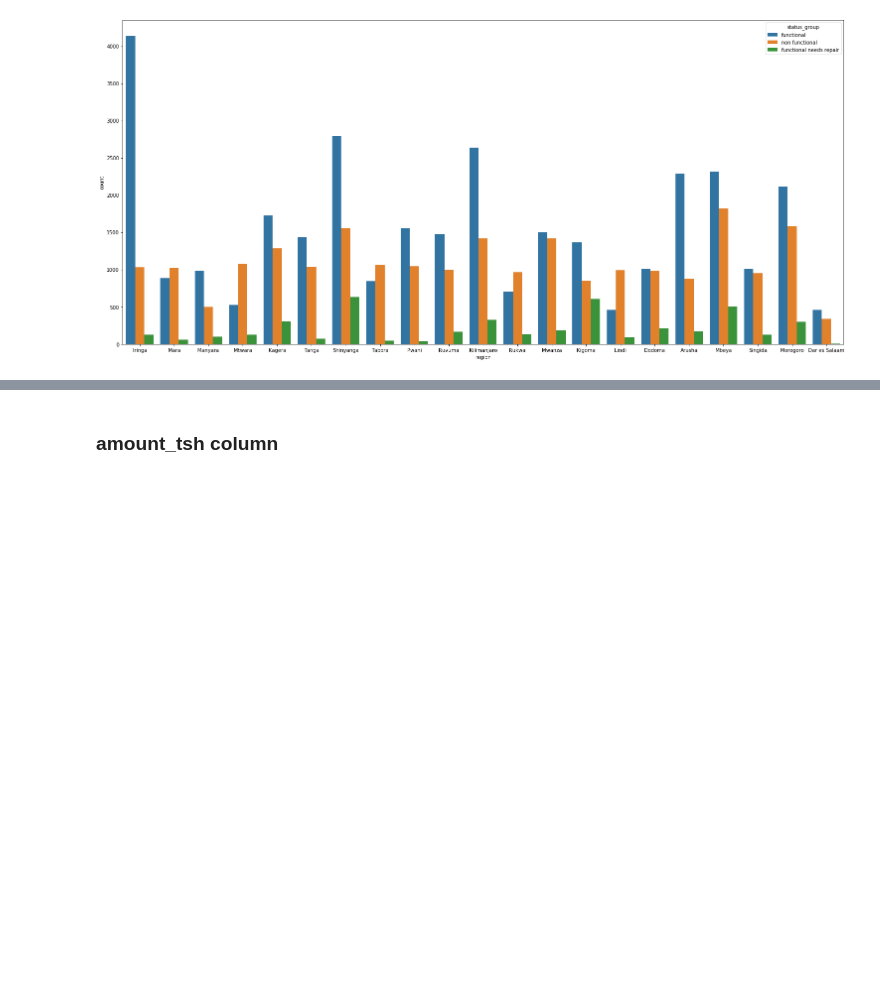
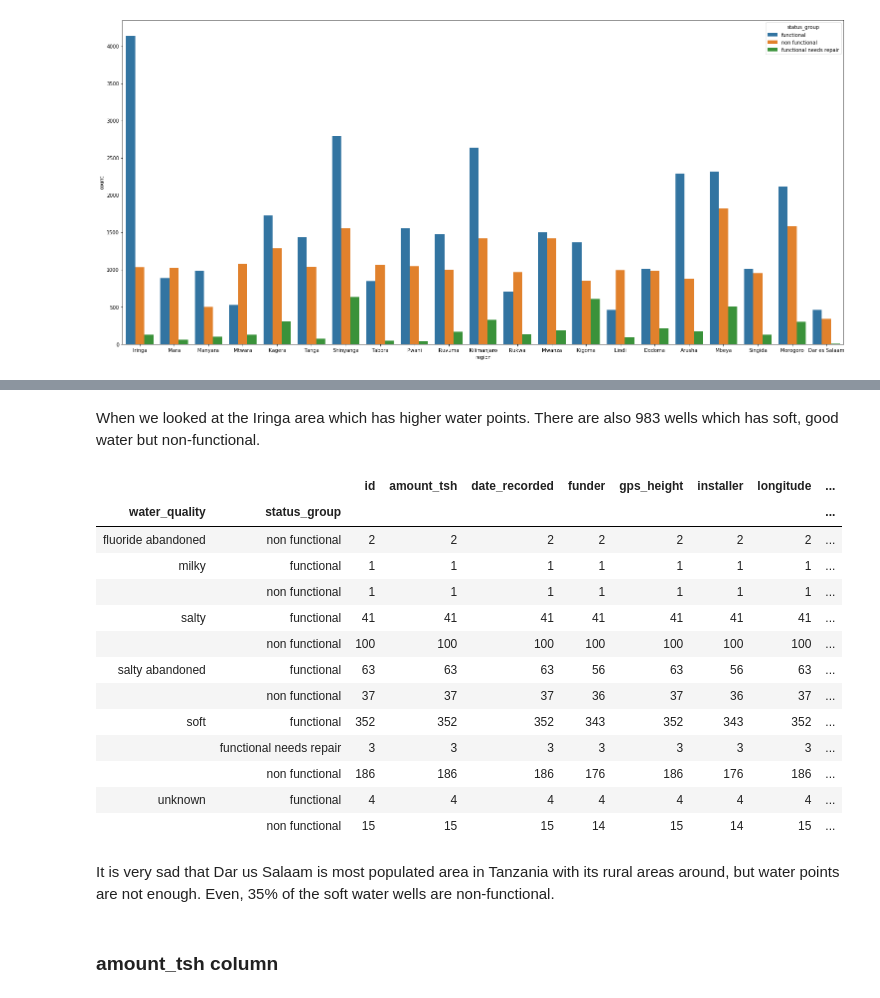
Before and after one commit to ezgigm/Project3_TanzanianWaterWell_Status_Prediction, a Jupyter notebook: STEP1_Cleaning_and_Exploring_Data.ipynb, the cells around one changed output, grey strips where cells are left out. Saved outputs shown, nothing was run; the diff lists cells and outputs as text; code cells hidden in the pictures; blank space fills up the shorter version.

```diff
--- a/STEP1_Cleaning_and_Exploring_Data.ipynb
+++ b/STEP1_Cleaning_and_Exploring_Data.ipynb
@@ -935,3 +953,26 @@ Some regions has higher probability of functional water well.
+# %% [markdown]
+When we looked at the Iringa area which has higher water points. There are also 983 wells which has soft, good water but non-functional.
+# %%
+df_daressalaam =df.loc[df['region']=='Dar es Salaam'] #to see the Dar es Salaam area
+# %%
+df_daressalaam.groupby(['water_quality','status_group']).count()
+# %% [output]
+|  |  | id | amount_tsh | date_recorded | funder | gps_height | installer | longitude | ... |
+| water_quality | status_group |  |  |  |  |  |  |  | ... |
+| fluoride abandoned | non functional | 2 | 2 | 2 | 2 | 2 | 2 | 2 | ... |
+| milky | functional | 1 | 1 | 1 | 1 | 1 | 1 | 1 | ... |
+|  | non functional | 1 | 1 | 1 | 1 | 1 | 1 | 1 | ... |
+| salty | functional | 41 | 41 | 41 | 41 | 41 | 41 | 41 | ... |
+|  | non functional | 100 | 100 | 100 | 100 | 100 | 100 | 100 | ... |
+| salty abandoned | functional | 63 | 63 | 63 | 56 | 63 | 56 | 63 | ... |
+|  | non functional | 37 | 37 | 37 | 36 | 37 | 36 | 37 | ... |
+| soft | functional | 352 | 352 | 352 | 343 | 352 | 343 | 352 | ... |
+|  | functional needs repair | 3 | 3 | 3 | 3 | 3 | 3 | 3 | ... |
+|  | non functional | 186 | 186 | 186 | 176 | 186 | 176 | 186 | ... |
+| unknown | functional | 4 | 4 | 4 | 4 | 4 | 4 | 4 | ... |
+|  | non functional | 15 | 15 | 15 | 14 | 15 | 14 | 15 | ... |
+# %% [markdown]
+It is very sad that Dar us Salaam is most populated area in Tanzania with its rural areas around, but water points are not enough. Even, 35% of the soft water wells are non-functional.
 # %% [markdown]
 ### amount_tsh column
 # %% [markdown]
```
Also changed, not shown: parts of 23 cells of this notebook.
